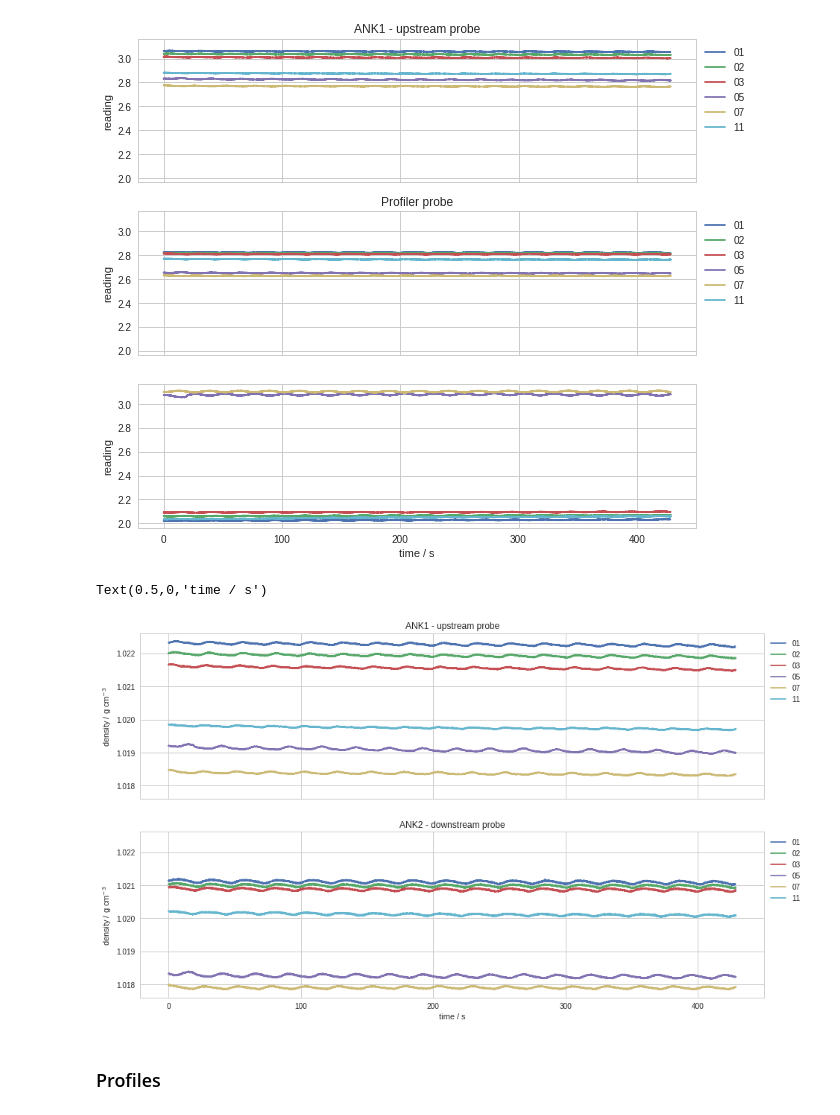
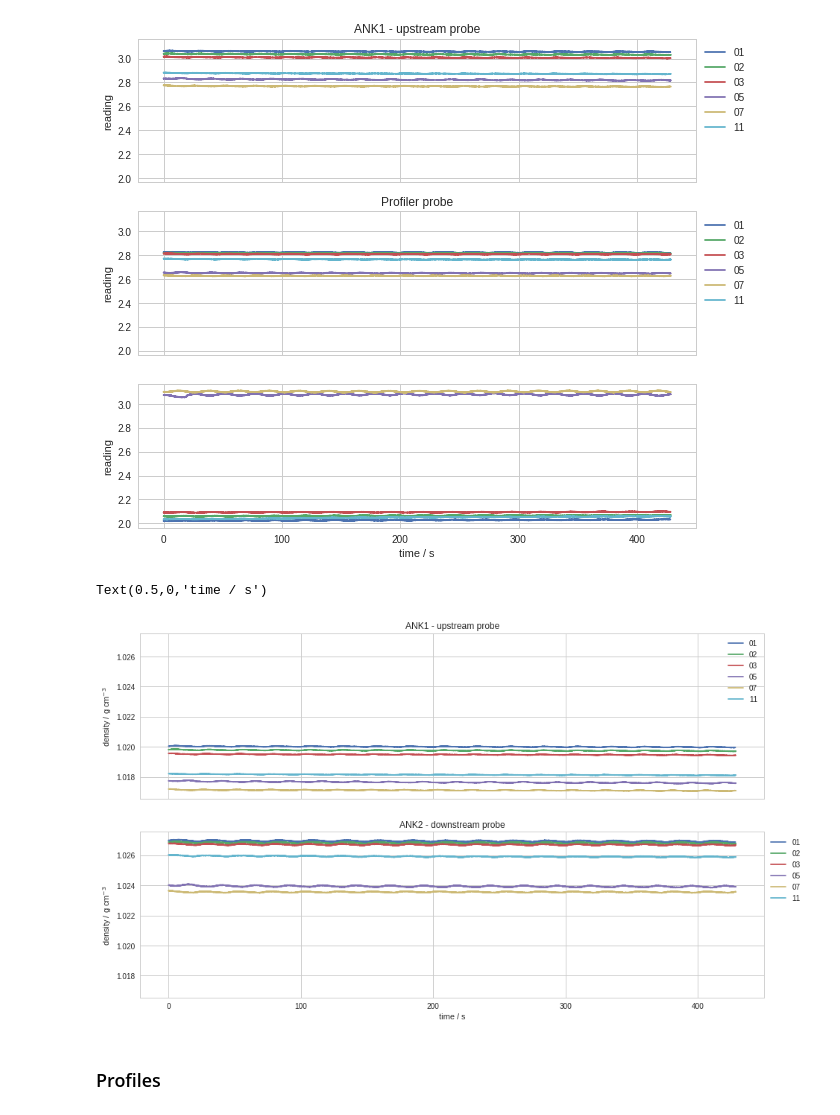
Before and after one commit to UBC-MOAD/MultipleCanyons, a Jupyter notebook: lab/Conduino/notebooks/exp_31Jul19.ipynb, the cells around one changed output. Saved outputs shown, nothing was run; the diff lists cells and outputs as text; code cells hidden in the pictures.

```diff
--- a/lab/Conduino/notebooks/exp_31Jul19.ipynb
+++ b/lab/Conduino/notebooks/exp_31Jul19.ipynb
@@ -262,35 +262,35 @@ Text(0.5,0,'time / s')
 # %%
 fig, (ax0,ax1) = plt.subplots(2,1, figsize=(15,9), sharex=True, sharey=True)
 
 labels = ['01','02','03','05','07','11']
 
 filepaths = ['../experiments/exp_31jul19/01_base.mat',
              '../experiments/exp_31jul19/02_base.mat',
              '../experiments/exp_31jul19/03_base.mat',
              '../experiments/exp_31jul19/05_base.mat',
              '../experiments/exp_31jul19/07_base.mat',
              '../experiments/exp_31jul19/11_base.mat',
              ]
 
 for filepath, lab in zip(filepaths, labels):
     mat = sio.loadmat(filepath, squeeze_me=True)
     P1 = mat['ch1']
     P2 = mat['ch2']
     time = mat['time']
-    ax0.plot(time,ctools.densANK1_06Jul19(P1), label=lab)
-    ax1.plot(time,ctools.densANK2_06Jul19(P2), label=lab)
+    ax0.plot(time,ctools.densANK1_02May19(P1), label=lab)
+    ax1.plot(time,ctools.densANK2_02May19(P2), label=lab)
 
 ax0.legend(bbox_to_anchor=(1,1))
 ax1.legend(bbox_to_anchor=(1,1))
 
 ax1.set_ylabel('density / g cm$^{-3}$')
 ax0.set_ylabel('density / g cm$^{-3}$')
 ax0.set_title('ANK1 - upstream probe')
 ax1.set_title('ANK2 - downstream probe')
 ax1.set_xlabel('time / s')
 # %% [output]
 Text(0.5,0,'time / s')
-[figure, old version]
+[figure, new version]
 # %% [markdown]
 ### Profiles
 # %%
```
Also changed, not shown: parts of 4 cells of this notebook.
